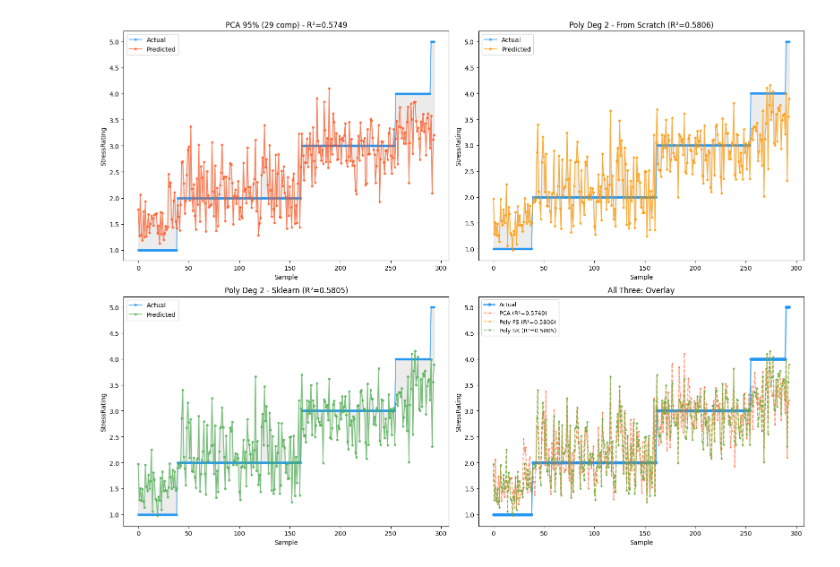
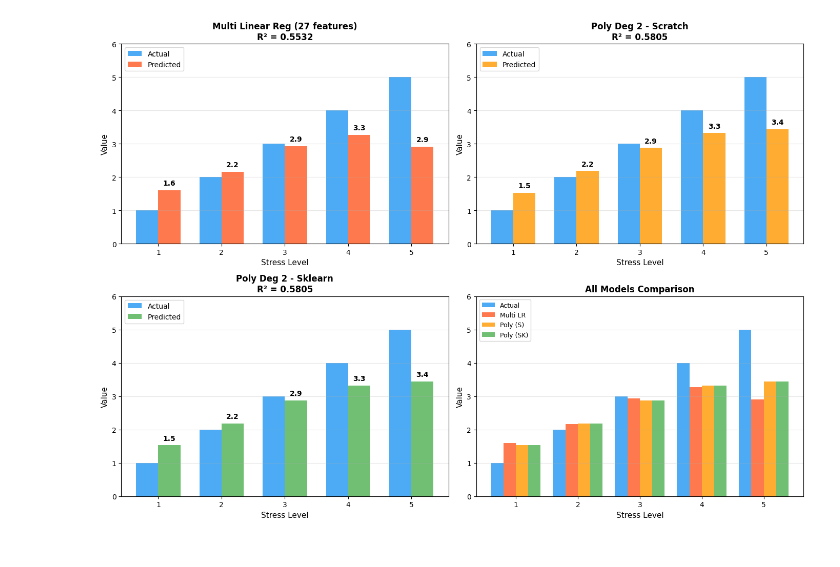
Before and after one commit to jiraphat48026/HR-Machine-Learning-Project, a Jupyter notebook: models/regression.ipynb, the cells around one changed output. Drawn from its saved outputs; the diff is of its cells as text; code cells hidden in the pictures.

```diff
--- a/models/regression.ipynb
+++ b/models/regression.ipynb
@@ -280,56 +513,60 @@ results_poly = {
     'Poly Deg 2 - Sklearn': poly_lib_res
 }
 # %%
-fig, axes = plt.subplots(2, 2, figsize=(16, 12))
-sort_idx = y_test.flatten().argsort()
-y_actual_sorted = y_test.flatten()[sort_idx]
+# Polynomial & Multi Linear Regression Comparison: Grouped Bar Charts
+fig, axes = plt.subplots(2, 2, figsize=(14, 10))
+classes = sorted(np.unique(y_test.flatten()).astype(int))
+width = 0.35
 
-# Define plots: (data, color, title)
-plots = [
-    (y_pred_pca, '#FF5722', f"Multi Linear Regression ({n_comp} features) - R²={r2_pca:.4f}"),
-    (y_pred_poly_scratch, '#FF9800', f"Poly Deg 2 - From Scratch (R²={r2_poly_scratch:.4f})"),
-    (y_pred_poly_lib, '#4CAF50', f"Poly Deg 2 - Sklearn (R²={r2_poly_lib:.4f})")
+plot_data = [
+    (y_pred_pca.flatten(), r2_pca, f'Multi Linear Reg ({n_comp} features)', '#FF5722'),
+    (y_pred_poly_scratch.flatten(), r2_poly_scratch, 'Poly Deg 2 - Scratch', '#FF9800'),
+    (y_pred_poly_lib.flatten(), r2_poly_lib, 'Poly Deg 2 - Sklearn', '#4CAF50'),
 ]
 
-for i, (y_pred_data, color, title) in enumerate(plots):
+for i, (y_pred, r2_val, title, color) in enumerate(plot_data):
     ax = axes[i // 2, i % 2]
-    y_pred_sorted = y_pred_data.flatten()[sort_idx]
-    ax.plot(range(len(y_actual_sorted)), y_actual_sorted, 'o-', color='#2196F3', markersize=3, alpha=0.7, label='Actual')
-    ax.plot(range(len(y_pred_sorted)), y_pred_sorted, 'o-', color=color, markersize=3, alpha=0.7, label='Predicted')
-    ax.fill_between(range(len(y_actual_sorted)), y_actual_sorted, y_pred_sorted, alpha=0.15, color='gray')
-    ax.set(xlabel="Sample", ylabel=target, title=title)
-    ax.legend()
+    mean_preds = [np.mean(y_pred[y_test.flatten() == c]) for c in classes]
+    x = np.arange(len(classes))
 
-# Overlay plot in 4th subplot
+    ax.bar(x - width/2, classes, width, label='Actual', color='#2196F3', alpha=0.8)
+    ax.bar(x + width/2, mean_preds, width, label='Predicted', color=color, alpha=0.8)
+
+    for j, val in enumerate(mean_preds):
+        ax.text(j + width/2, val + 0.15, f'{val:.1f}', ha='center', fontsize=10, fontweight='bold')
+
+    ax.set_xlabel('Stress Level', fontsize=11)
+    ax.set_ylabel('Value', fontsize=11)
+    ax.set_title(f'{title}\nR² = {r2_val:.4f}', fontsize=12, fontweight='bold')
+    ax.set_xticks(x)
+    ax.set_xticklabels(classes)
+    ax.set_ylim(0, 6)
+    ax.legend(loc='upper left', fontsize=10)
+    ax.grid(axis='y', alpha=0.3)
+
+# 4th subplot: All three comparison
 ax = axes[1, 1]
-ax.plot(range(len(y_actual_sorted)), y_actual_sorted, 'o-', color='#2196F3', markersize=4, alpha=0.8, label='Actual', linewidth=2)
-ax.plot(range(len(y_pred_pca.flatten()[sort_idx])), y_pred_pca.flatten()[sort_idx], 's--', color='#FF5722', markersize=2, alpha=0.6, label=f'Multi Linear Regression (R²={r2_pca:.4f})')
-ax.plot(range(len(y_pred_poly_scratch.flatten()[sort_idx])), y_pred_poly_scratch.flatten()[sort_idx], '^--', color='#FF9800', markersize=2, alpha=0.6, label=f'Poly FS (R²={r2_poly_scratch:.4f})')
-ax.plot(range(len(y_pred_poly_lib.flatten()[sort_idx])), y_pred_poly_lib.flatten()[sort_idx], 'D--', color='#4CAF50', markersize=2, alpha=0.6, label=f'Poly SK (R²={r2_poly_lib:.4f})')
-ax.set(xlabel="Sample", ylabel=target, title="All Three: Overlay")
-ax.legend(fontsize=9)
+x = np.arange(len(classes))
+bar_width = 0.2
+
+ax.bar(x - 1.5*bar_width, classes, bar_width, label='Actual', color='#2196F3', alpha=0.8)
+ax.bar(x - 0.5*bar_width, [np.mean(y_pred_pca.flatten()[y_test.flatten() == c]) for c in classes],
+       bar_width, label='Multi LR', color='#FF5722', alpha=0.8)
+ax.bar(x + 0.5*bar_width, [np.mean(y_pred_poly_scratch.flatten()[y_test.flatten() == c]) for c in classes],
+       bar_width, label='Poly (S)', color='#FF9800', alpha=0.8)
+ax.bar(x + 1.5*bar_width, [np.mean(y_pred_poly_lib.flatten()[y_test.flatten() == c]) for c in classes],
+       bar_width, label='Poly (SK)', color='#4CAF50', alpha=0.8)
+
+ax.set_xlabel('Stress Level', fontsize=11)
+ax.set_ylabel('Value', fontsize=11)
+ax.set_title('All Models Comparison', fontsize=12, fontweight='bold')
+ax.set_xticks(x)
+ax.set_xticklabels(classes)
+ax.set_ylim(0, 6)
+ax.legend(loc='upper left', fontsize=9)
+ax.grid(axis='y', alpha=0.3)
 
 plt.tight_layout()
 plt.show()
-
-# Metric comparison bar chart
-fig, axes = plt.subplots(1, 3, figsize=(16, 5))
-models = ['Multi Linear Regression', 'Poly FS', 'Poly SK']
-r2_scores = [r2_pca, r2_poly_scratch, r2_poly_lib]
-mse_scores = [mse_pca, mse_poly_scratch, mse_poly_lib]
-rmse_scores = [np.sqrt(mse_pca), rmse_poly_scratch, rmse_poly_lib]
-colors = ['#FF5722', '#FF9800', '#4CAF50']
-
-for ax, scores, ylabel, title in zip(axes, [r2_scores, mse_scores, rmse_scores], ['R² Score', 'MSE', 'RMSE'], ['R² Comparison', 'MSE Comparison', 'RMSE Comparison']):
-    bars = ax.bar(models, scores, color=colors)
-    ax.set_ylabel(ylabel)
-    ax.set_title(title)
-    if ylabel == 'R² Score':
-        ax.set_ylim(0, 1.0)
-    for bar, val in zip(bars, scores):
-        ax.text(bar.get_x() + bar.get_width()/2, bar.get_height() + 0.02, f'{val:.4f}', ha='center', fontsize=10, fontweight='bold')
-
-plt.tight_layout()
-plt.show()
 # %% [output]
-[figure, old version]
+[figure, new version]
```
Also changed, not shown: parts of 21 cells of this notebook, 1 other file.
